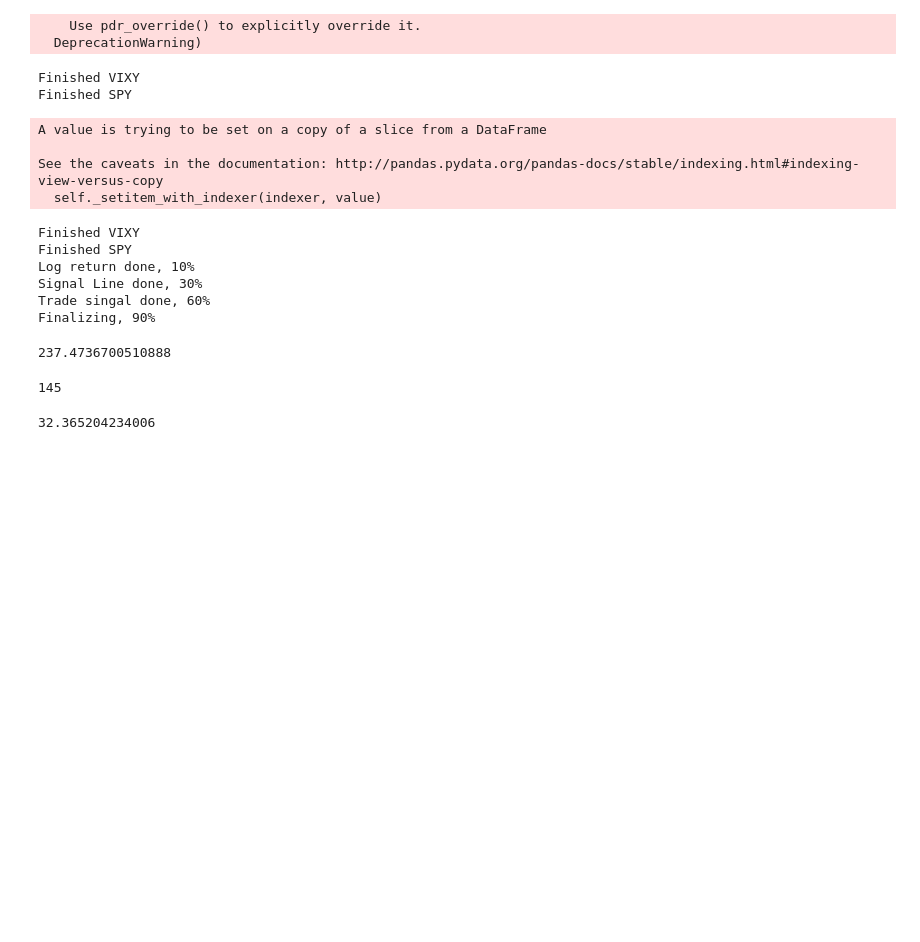
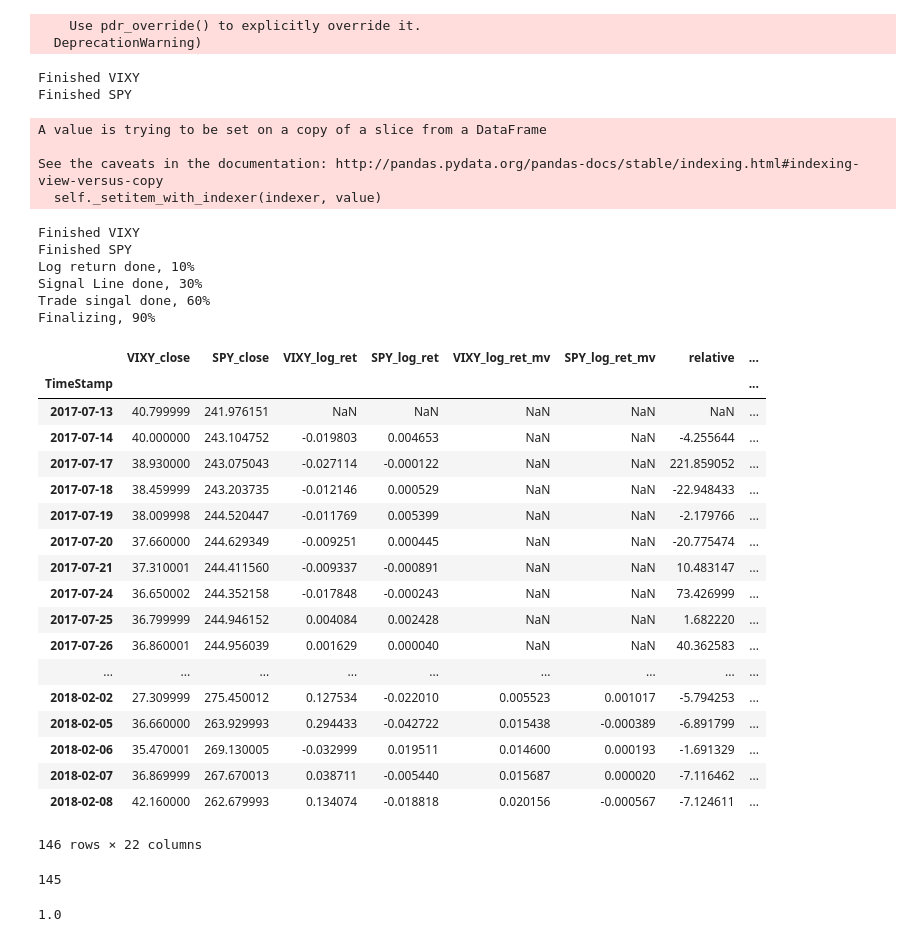
Before and after one commit to doudoujia/My_Trader, a Jupyter notebook: Pair Trade.ipynb, the cells around one changed output. Saved outputs shown, nothing was run; the diff lists cells and outputs as text; code cells hidden in the pictures; blank space fills up the shorter version.

```diff
--- a/Pair Trade.ipynb
+++ b/Pair Trade.ipynb
@@ -159,7 +159,7 @@ def pair_trade(stock1, stock2,initial,method = "day",window = 30,data_len = 210,
     price_table["relative_mv"] = price_table["relative"].rolling(window).mean()
 
     price_table.relative.loc[price_table.relative==-np.inf]=price_table.relative.shift(1)
-
+    price_table.relative.loc[price_table.relative==-np.NaN]=price_table.relative.shift(1)
     #price_table["relative_mv"]=price_table[stock1+"_log_ret_mv"]/price_table[stock2+"_log_ret_mv"]
     price_table["z_score"] =( price_table["relative"]-price_table["relative_mv"])/price_table.relative.std()
     price_table["trade"]=0
@@ -250,16 +250,30 @@ Signal Line done, 30%
 Trade singal done, 60%
 Finalizing, 90%
 # %%
-price.p_L.sum()
+price
 # %% [output]
+|  | VIXY_close | SPY_close | VIXY_log_ret | SPY_log_ret | VIXY_log_ret_mv | SPY_log_ret_mv | relative | ... |
+| TimeStamp |  |  |  |  |  |  |  | ... |
+| 2017-07-13 | 40.799999 | 241.976151 | NaN | NaN | NaN | NaN | NaN | ... |
+| 2017-07-14 | 40.000000 | 243.104752 | -0.019803 | 0.004653 | NaN | NaN | -4.255644 | ... |
+| 2017-07-17 | 38.930000 | 243.075043 | -0.027114 | -0.000122 | NaN | NaN | 221.859052 | ... |
+| 2017-07-18 | 38.459999 | 243.203735 | -0.012146 | 0.000529 | NaN | NaN | -22.948433 | ... |
+| 2017-07-19 | 38.009998 | 244.520447 | -0.011769 | 0.005399 | NaN | NaN | -2.179766 | ... |
+| 2017-07-20 | 37.660000 | 244.629349 | -0.009251 | 0.000445 | NaN | NaN | -20.775474 | ... |
+| 2017-07-21 | 37.310001 | 244.411560 | -0.009337 | -0.000891 | NaN | NaN | 10.483147 | ... |
+| 2017-07-24 | 36.650002 | 244.352158 | -0.017848 | -0.000243 | NaN | NaN | 73.426999 | ... |
+| 2017-07-25 | 36.799999 | 244.946152 | 0.004084 | 0.002428 | NaN | NaN | 1.682220 | ... |
+| 2017-07-26 | 36.860001 | 244.956039 | 0.001629 | 0.000040 | NaN | NaN | 40.362583 | ... |
+| ... | ... | ... | ... | ... | ... | ... | ... | ... |
+| 2018-02-02 | 27.309999 | 275.450012 | 0.127534 | -0.022010 | 0.005523 | 0.001017 | -5.794253 | ... |
+| 2018-02-05 | 36.660000 | 263.929993 | 0.294433 | -0.042722 | 0.015438 | -0.000389 | -6.891799 | ... |
+| 2018-02-06 | 35.470001 | 269.130005 | -0.032999 | 0.019511 | 0.014600 | 0.000193 | -1.691329 | ... |
+| 2018-02-07 | 36.869999 | 267.670013 | 0.038711 | -0.005440 | 0.015687 | 0.000020 | -7.116462 | ... |
+| 2018-02-08 | 42.160000 | 262.679993 | 0.134074 | -0.018818 | 0.020156 | -0.000567 | -7.124611 | ... |
-237.4736700510888
+146 rows × 22 columns
 # %%
 len(price)
 # %% [output]
 145
 # %%
 price.to_csv("price_table.csv")
-# %%
-price_table.relative.std()
-# %% [output]
-32.365204234006
@@ -265,0 +282,4 @@ price_table.relative.std()
+# %%
+price_get["trade"]
+# %% [output]
+1.0
```
Also changed, not shown: parts of 3 cells of this notebook, 6 other files.
